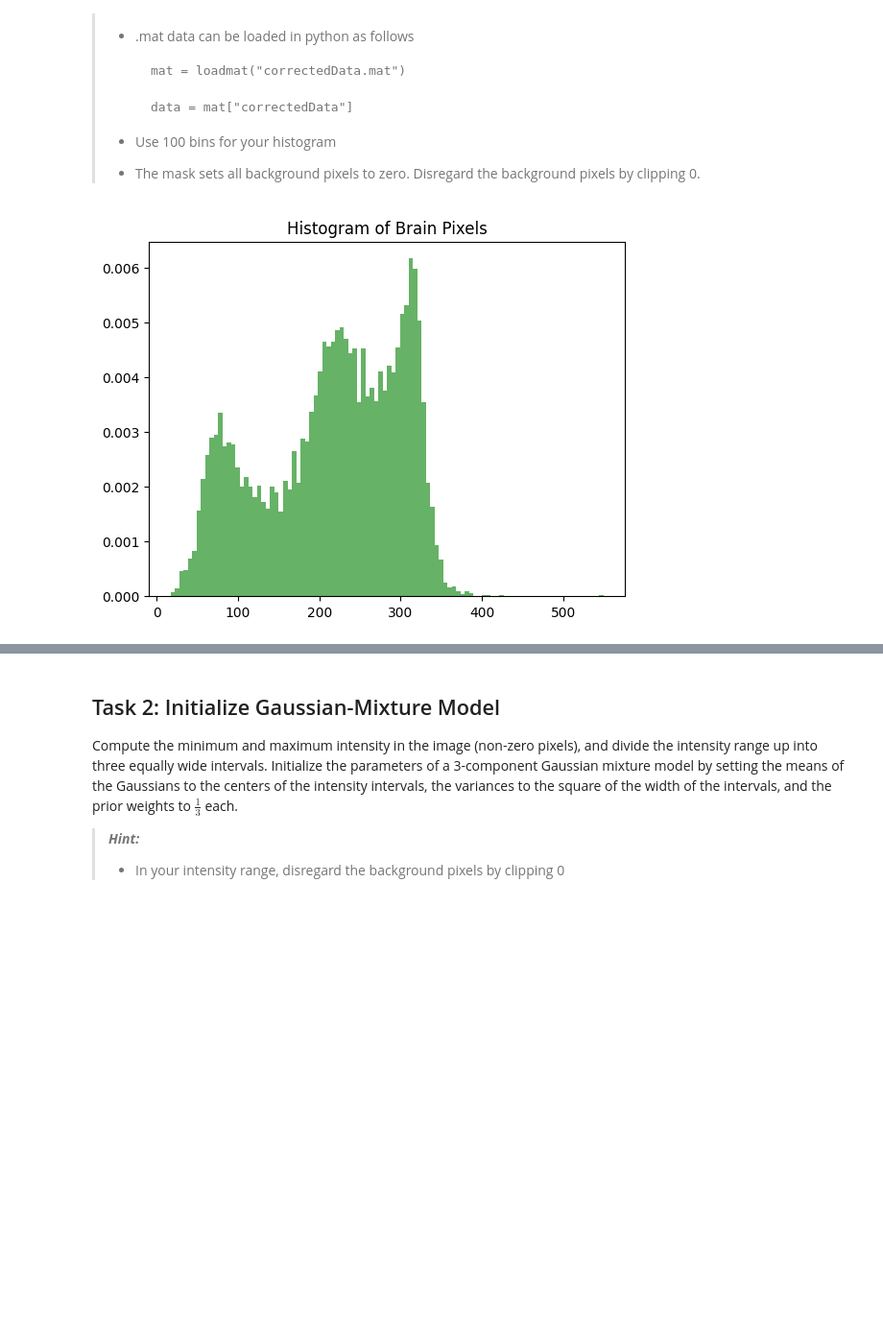
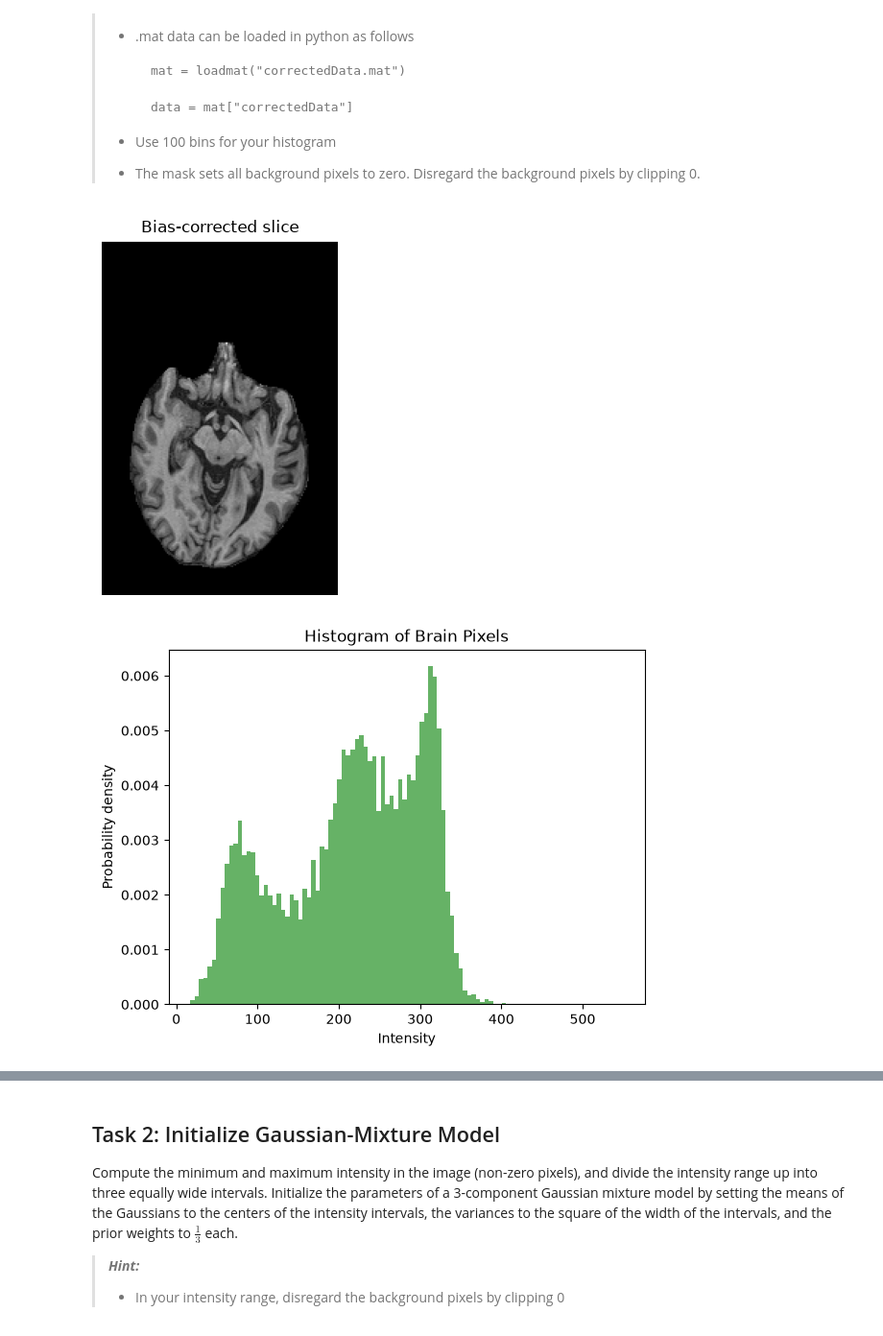
Before and after one commit to andrepribaudtu/MIA, a Jupyter notebook: exercises/Week 7/Ex5_student_semidone.ipynb, the cells around one changed output, grey strips where cells are left out. Shown at 96% size. Cells and saved outputs as stored; diff of their text form; code cells hidden in the pictures; blank space fills up the shorter version.

```diff
--- a/exercises/Week 7/Ex5_student_semidone.ipynb
+++ b/exercises/Week 7/Ex5_student_semidone.ipynb
@@ -48,14 +48,19 @@ Display the image provided in "correctedData.mat" and plot its histogram.
 # %%
 # Load data
 mat = loadmat("correctedData.mat")
 data = mat["correctedData"]
 
 # Disregard background pixels by clipping 0
 brain_pixels = data[data > 0]
 
+plt.imshow(data, cmap='gray'); plt.title("Bias-corrected slice"); plt.axis('off'); plt.show()
+
 # Plot histogram
 counts, bins, patches = plt.hist(brain_pixels, bins=100, density=True, alpha=0.6, color='g')
 plt.title("Histogram of Brain Pixels")
+plt.xlabel("Intensity")
+plt.ylabel("Probability density")
 plt.show()
 # %% [output]
-[figure, old version]
+[figure, new version]
+[figure, added]
```
Also changed, not shown: parts of 20 cells of this notebook, 3 other files.
